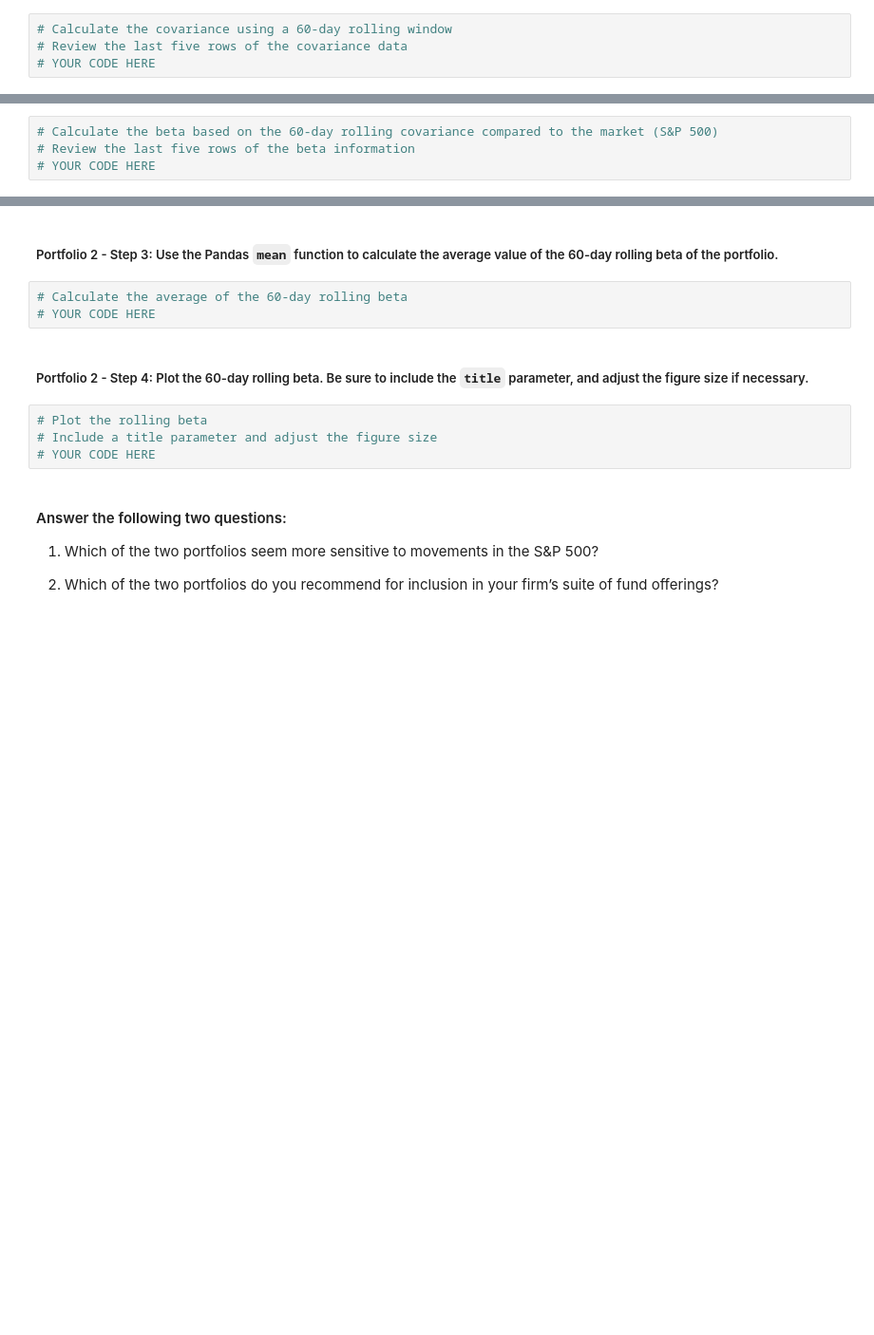
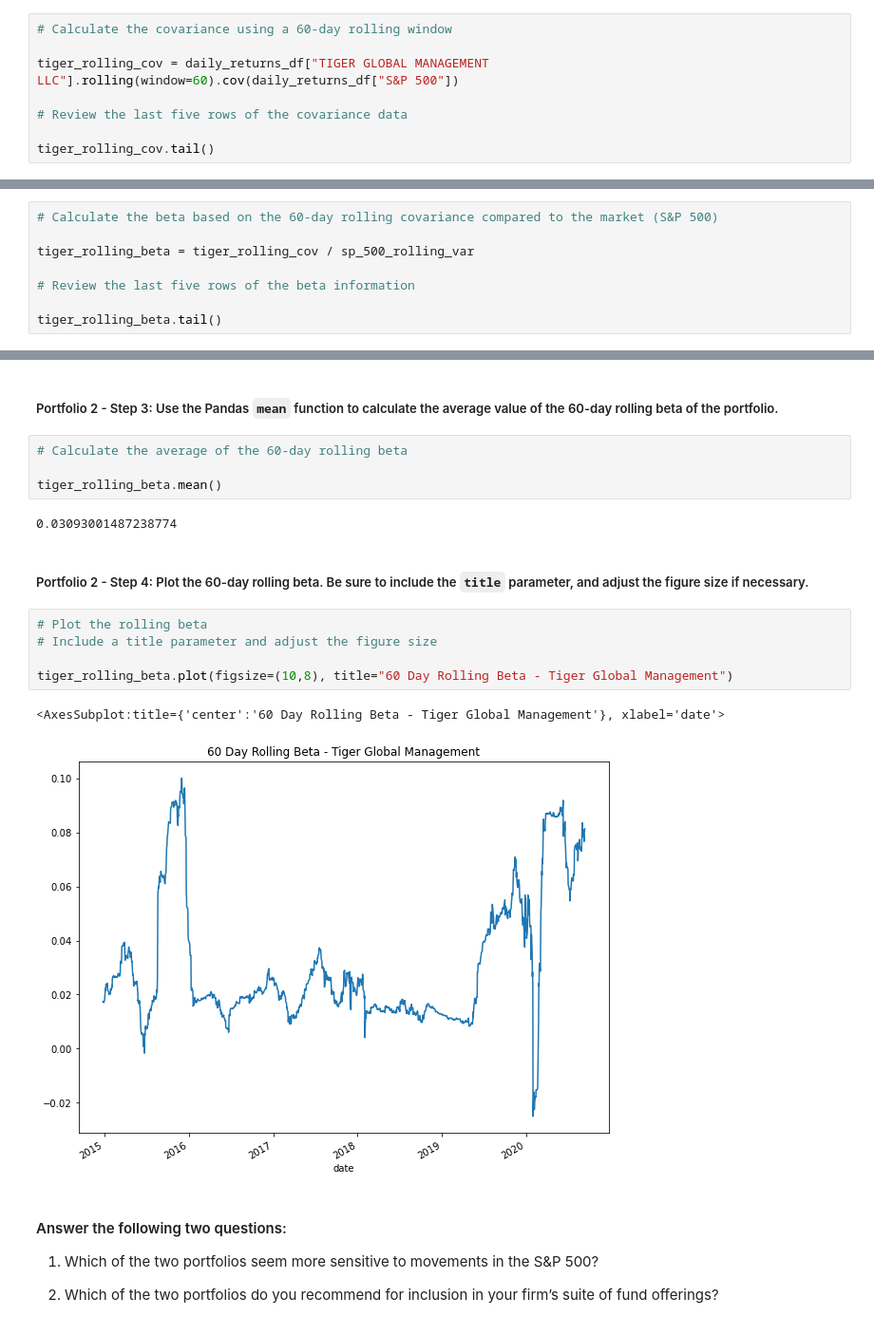
Before and after one commit to ThomasBrierton/Risk_Return_Analysis, a Jupyter notebook: risk_return_analysis.ipynb, the cells around one changed output, grey strips where cells are left out. Shown: that part at 95% size. Saved outputs shown, nothing was run; the diff lists cells and outputs as text; blank space fills up the shorter version.

```diff
--- a/risk_return_analysis.ipynb
+++ b/risk_return_analysis.ipynb
@@ -407,5 +475,9 @@ Your analysis is nearing completion. Now, you need to evaluate how the portfolio
 ##### Portfolio 2 - Step 1: Using the 60-day rolling window, the daily return data, and the S&P 500 returns, calculate the covariance. Review the last five rows of the covariance of the portfolio.
 # %%
 # Calculate the covariance using a 60-day rolling window
+
+tiger_rolling_cov = daily_returns_df["TIGER GLOBAL MANAGEMENT LLC"].rolling(window=60).cov(daily_returns_df["S&P 500"])
+
 # Review the last five rows of the covariance data
-# YOUR CODE HERE
+
+tiger_rolling_cov.tail()
@@ -413,5 +493,9 @@ Your analysis is nearing completion. Now, you need to evaluate how the portfolio
 ##### Portfolio 2 - Step 2: Calculate the beta of the portfolio. To do that, divide the covariance of the portfolio by the variance of the S&P 500.
 # %%
 # Calculate the beta based on the 60-day rolling covariance compared to the market (S&P 500)
+
+tiger_rolling_beta = tiger_rolling_cov / sp_500_rolling_var
+
 # Review the last five rows of the beta information
-# YOUR CODE HERE
+
+tiger_rolling_beta.tail()
@@ -419,13 +511,20 @@ Your analysis is nearing completion. Now, you need to evaluate how the portfolio
 ##### Portfolio 2 - Step 3: Use the Pandas `mean` function to calculate the average value of the 60-day rolling beta of the portfolio.
 # %%
 # Calculate the average of the 60-day rolling beta
-# YOUR CODE HERE
+
+tiger_rolling_beta.mean()
+# %% [output]
+0.03093001487238774
 # %% [markdown]
 ##### Portfolio 2 - Step 4: Plot the 60-day rolling beta. Be sure to include the `title` parameter, and adjust the figure size if necessary.
 # %%
 # Plot the rolling beta
 # Include a title parameter and adjust the figure size
-# YOUR CODE HERE
+
+tiger_rolling_beta.plot(figsize=(10,8), title="60 Day Rolling Beta - Tiger Global Management")
+# %% [output]
+<AxesSubplot:title={'center':'60 Day Rolling Beta - Tiger Global Management'}, xlabel='date'>
+[figure, added]
 # %% [markdown]
 #### Answer the following two questions:
 
```
Also changed, not shown: parts of 11 cells of this notebook.
